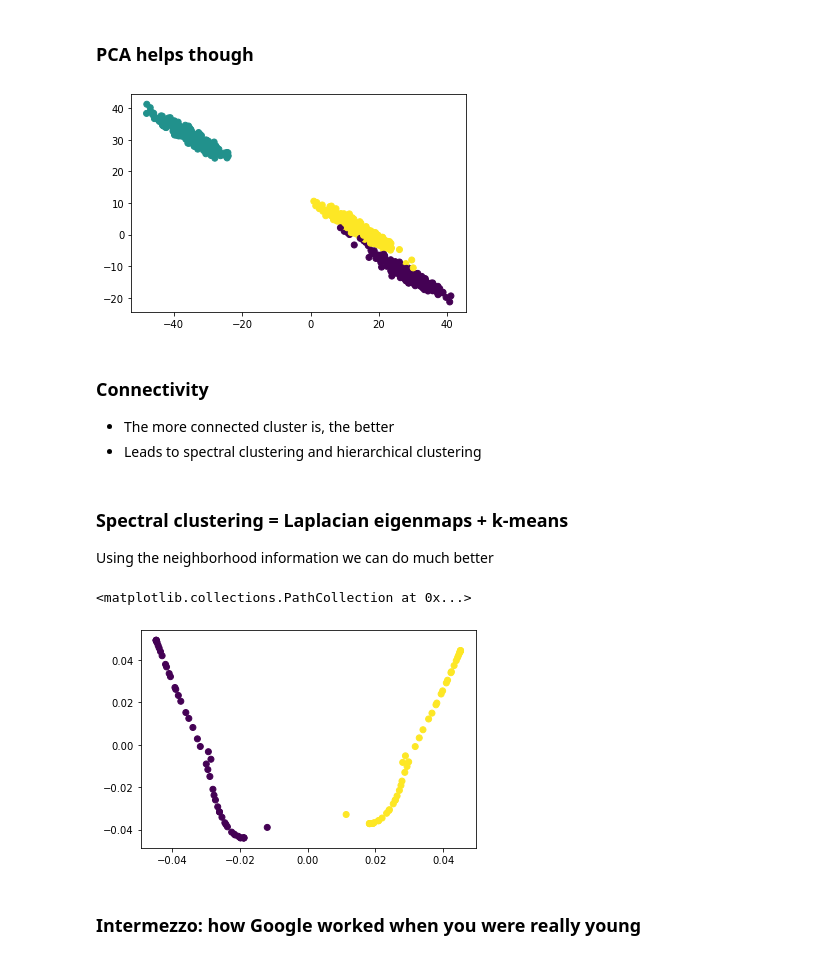
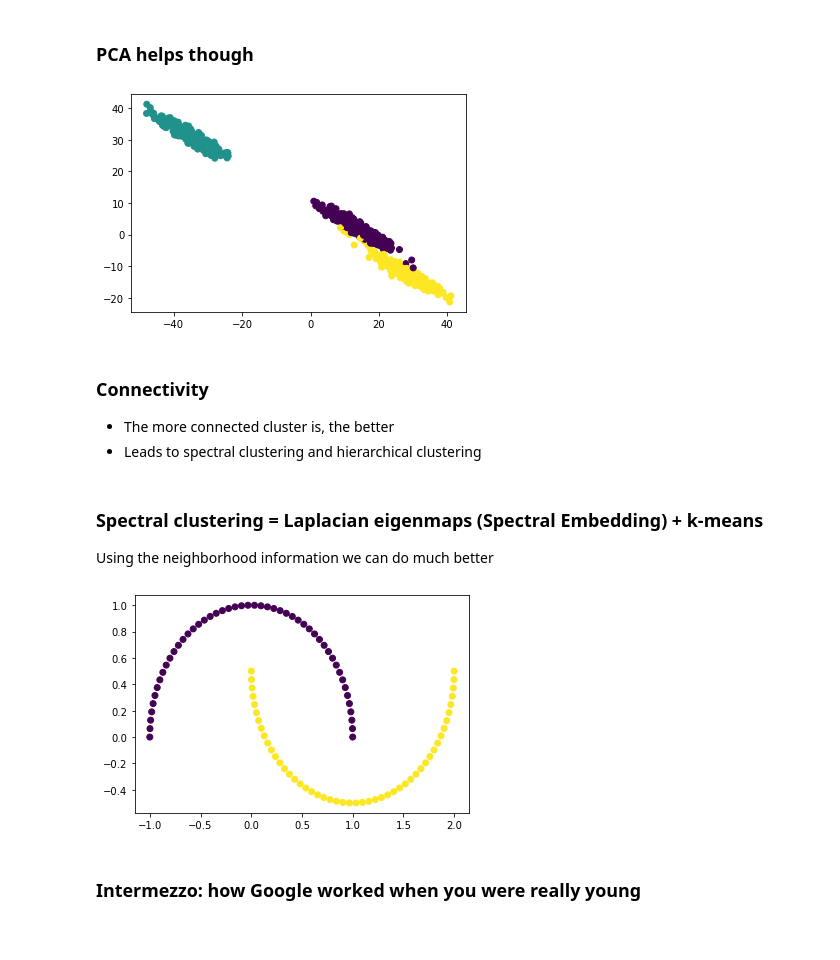
Before and after one commit to lisitsyn/courses, a Jupyter notebook: hse-aml/HSE-AML-7.ipynb, the cells around one changed output. Drawn from its saved outputs; the diff is of its cells as text; code cells hidden in the pictures.

```diff
--- a/hse-aml/HSE-AML-7.ipynb
+++ b/hse-aml/HSE-AML-7.ipynb
@@ -112,35 +113,36 @@ from sklearn.decomposition import PCA
 squeeze_me = np.array([[1.0, 0.5], [-4.5, 3.0]])
 anisotropic_features = np.dot(blobs_features, squeeze_me)
 
-
-regular_features = PCA(2, whiten=1).fit_transform(anisotropic_features)
+pca = PCA(2, whiten=1)
+regular_features = pca.fit_transform(anisotropic_features)
 #plt.scatter(anisotropic_features.T[0], anisotropic_features.T[1]);
-#plt.scatter(regular_features.T[0], regular_features.T[1]);
+#plt.scatter(regular_features.T[0], regular_features.T[1],
+#            c=KMeans(n_clusters=3).fit_predict(PCA(2, whiten=1).fit_transform(anisotropic_features)));
 
 plt.scatter(anisotropic_features.T[0], anisotropic_features.T[1],
             c=KMeans(n_clusters=3).fit_predict(PCA(2, whiten=1).fit_transform(anisotropic_features)));
 # %% [output]
-[figure, old version]
+[figure, new version]
 # %% [markdown]
 ### Connectivity
 
 - The more connected cluster is, the better
 - Leads to spectral clustering and hierarchical clustering
 # %% [markdown]
-### Spectral clustering = Laplacian eigenmaps + k-means
+### Spectral clustering = Laplacian eigenmaps (Spectral Embedding) + k-means
 
 Using the neighborhood information we can do much better
 # %%
 from sklearn.cluster import SpectralClustering
 from sklearn.manifold import SpectralEmbedding
-#plt.scatter(moons_features.T[0], moons_features.T[1],
-#            c=SpectralClustering(n_clusters=2, affinity='nearest_neighbors')\
-#                    .fit_predict(moons_features));
-spectral_features = SpectralEmbedding(2).fit_transform(moons_features)
-plt.scatter(spectral_features.T[0], spectral_features.T[1], c=KMeans(n_clusters=2).fit_predict(spectral_features))
+plt.scatter(moons_features.T[0], moons_features.T[1],
+            c=SpectralClustering(n_clusters=2, affinity='nearest_neighbors')\
+                    .fit_predict(moons_features));
+
+#spectral_features = SpectralEmbedding(2).fit_transform(moons_features)
+#plt.scatter(spectral_features.T[0], spectral_features.T[1], c=KMeans(n_clusters=2).fit_predict(spectral_features))
 # %% [output]
-<matplotlib.collections.PathCollection at 0x...>
-[figure, old version]
+[figure, new version]
 # %% [markdown]
 ### Intermezzo: how Google worked when you were really young
 # %% [markdown]
```
Also changed, not shown: parts of 11 cells of this notebook, 11 other files.
